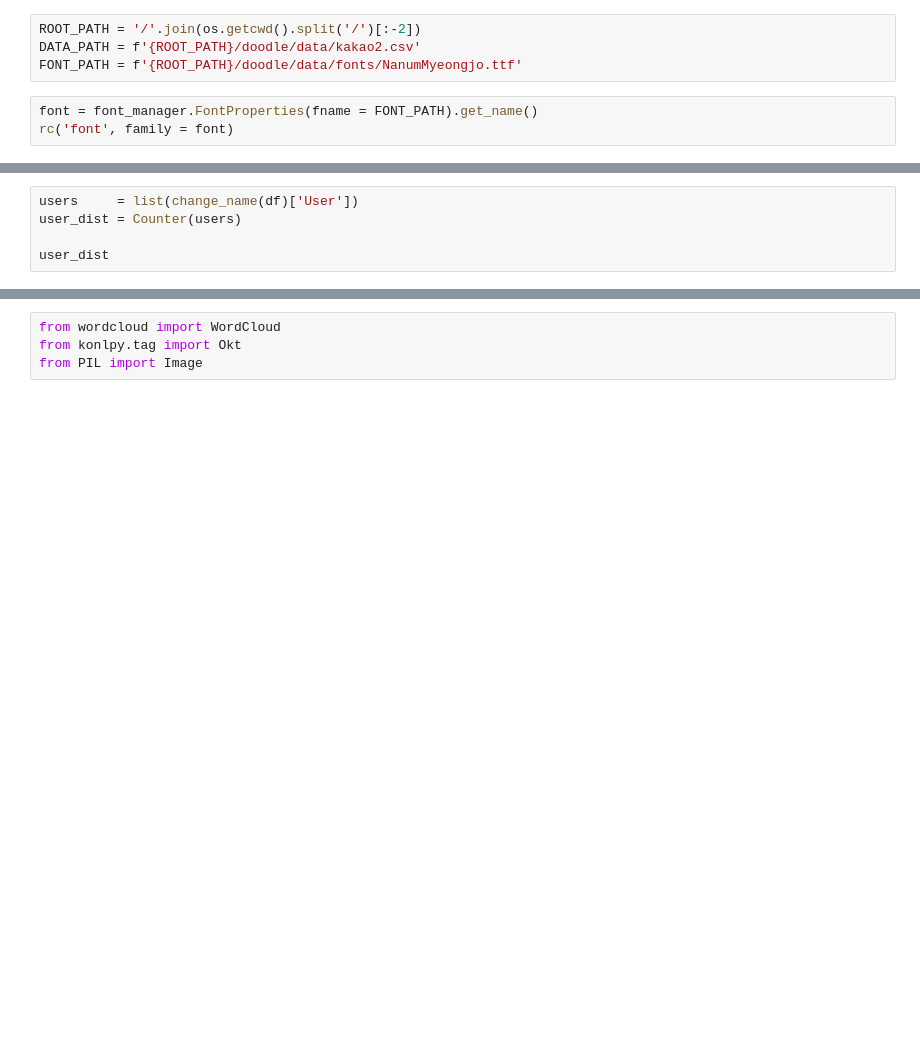
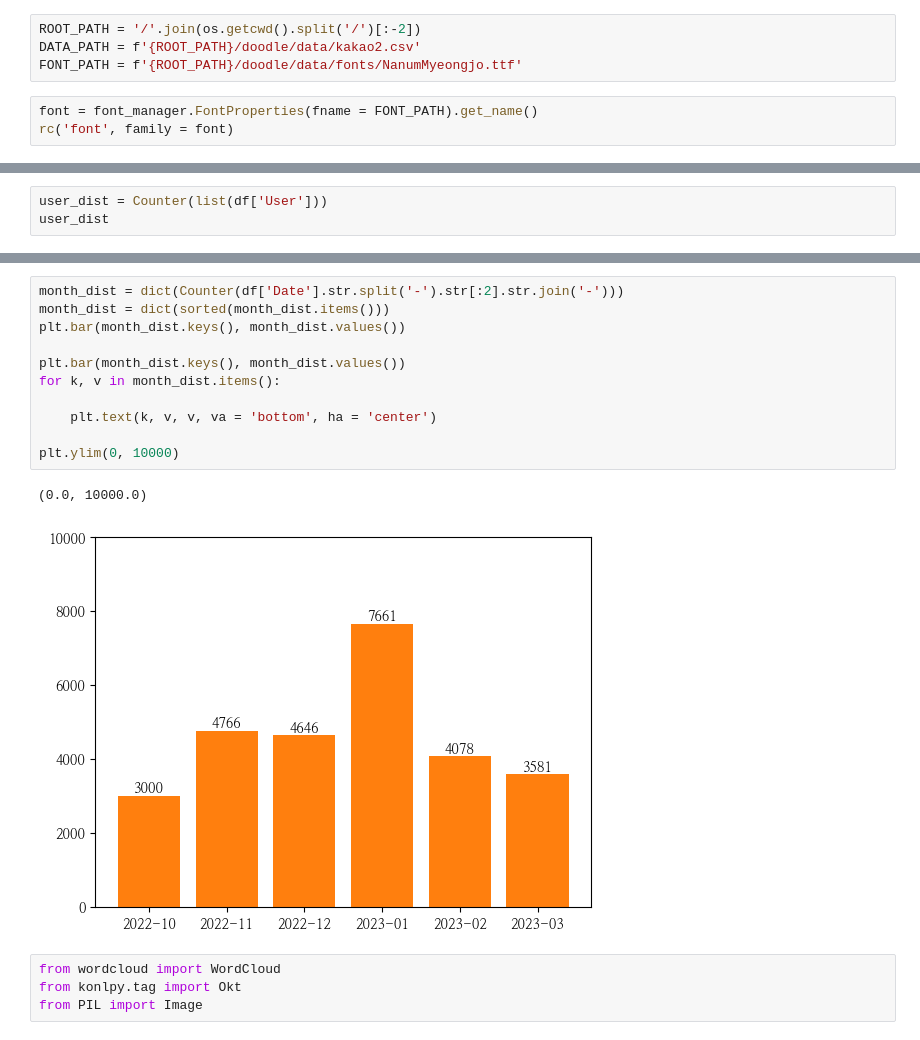
Before and after one commit to EvoDmiK/TIL, a Jupyter notebook: doodle/ipynb/dongbang 3 baksa.ipynb, the cells around one changed output, grey strips where cells are left out. Cells and saved outputs as stored; diff of their text form; blank space fills up the shorter version.

```diff
--- a/doodle/ipynb/dongbang 3 baksa.ipynb
+++ b/doodle/ipynb/dongbang 3 baksa.ipynb
@@ -42,6 +62,4 @@ def date_time_split(df, column):
 # %%
-users     = list(change_name(df)['User'])
-user_dist = Counter(users)
-
+user_dist = Counter(list(df['User']))
 user_dist
 # %% [output]
@@ -86,3 +84,17 @@ plt.bar(time_dist.keys(), time_dist.values())
+# %%
+month_dist = dict(Counter(df['Date'].str.split('-').str[:2].str.join('-')))
+month_dist = dict(sorted(month_dist.items()))
+plt.bar(month_dist.keys(), month_dist.values())
+
+plt.bar(month_dist.keys(), month_dist.values())
+for k, v in month_dist.items():
+
+    plt.text(k, v, v, va = 'bottom', ha = 'center')
+
+plt.ylim(0, 10000)
+# %% [output]
+(0.0, 10000.0)
+[figure, added]
 # %%
 from wordcloud import WordCloud
 from konlpy.tag import Okt
```
Also changed, not shown: parts of 12 cells of this notebook, 2 other files.
